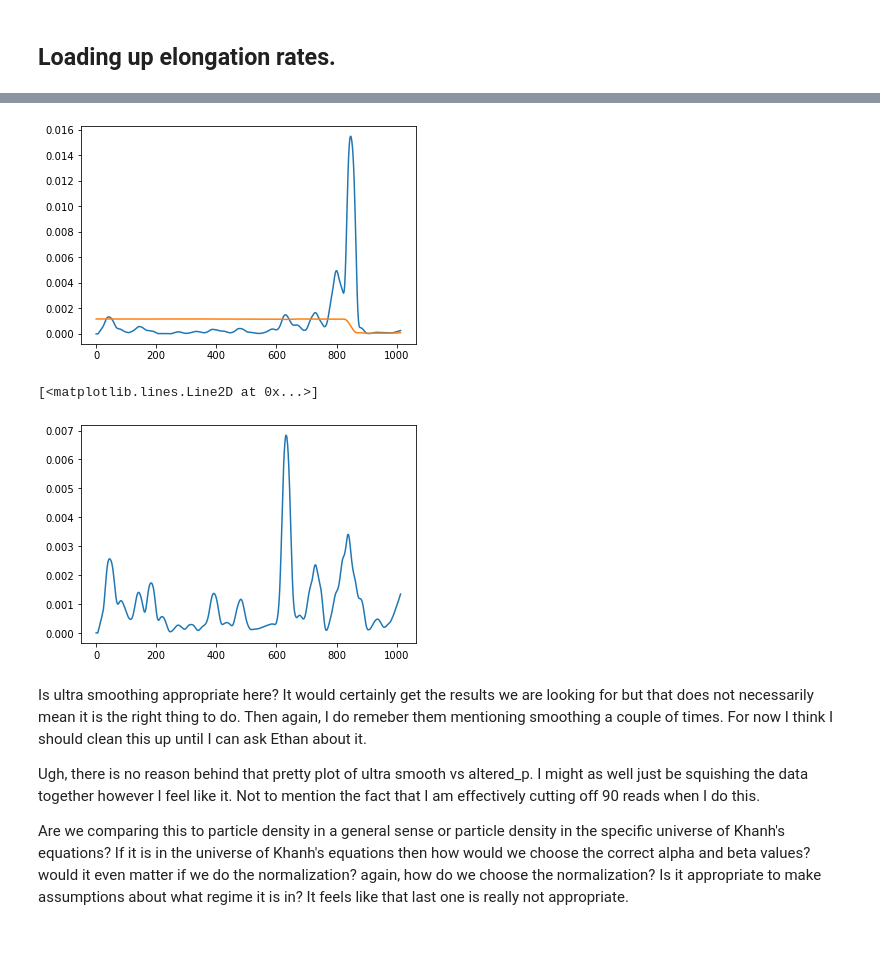
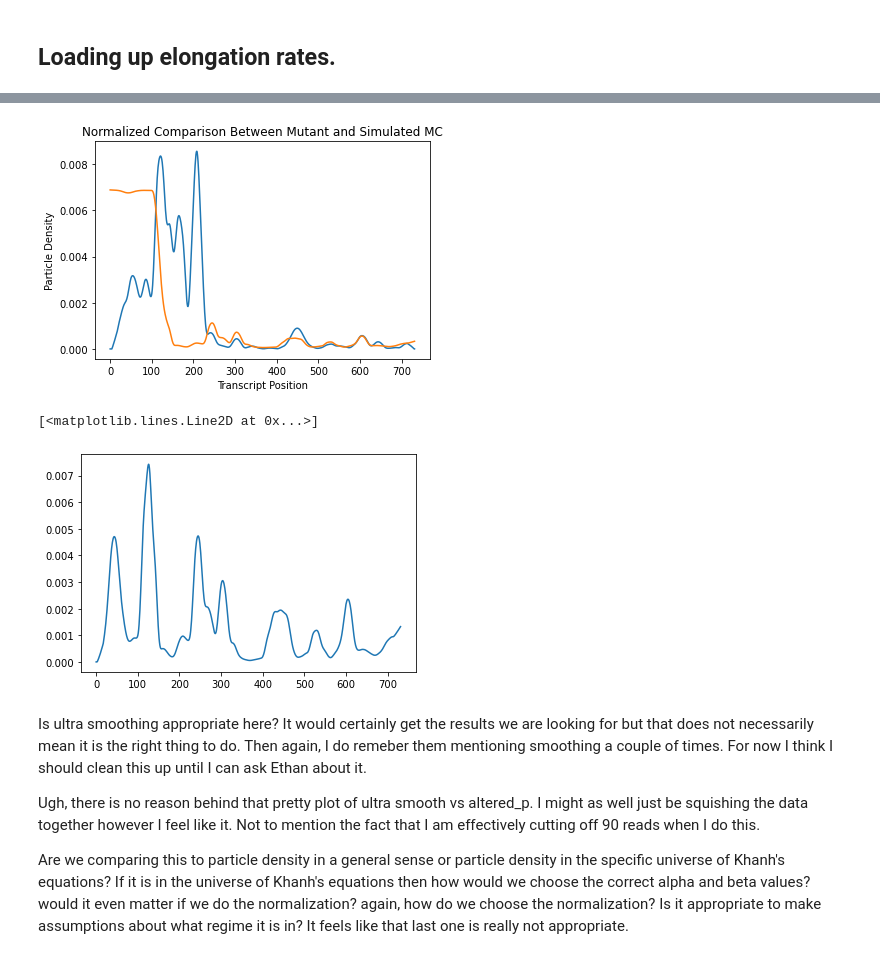
Before and after one commit to Raif-fl/Fall_2021_Work_journal, a Jupyter notebook: KL_divergence/tasep-kl.ipynb, the cells around one changed output, grey strips where cells are left out. Drawn from its saved outputs; the diff is of its cells as text; code cells hidden in the pictures.

```diff
--- a/KL_divergence/tasep-kl.ipynb
+++ b/KL_divergence/tasep-kl.ipynb
@@ -62,7 +62,7 @@ data_control = kat.load_count_positions("control_RPF_"+ samp_num +"_counts.csv",
 # %% [markdown]
 ## Loading up elongation rates.
 # %%
-my_gene = "mltG"
+my_gene = "cysQ"
 
 with open(elon_path + mutation + '_' + my_gene + '_' + samp_num +'.csv') as mutant:
     arr_m = np.loadtxt(mutant, delimiter=",")
@@ -156,12 +168,15 @@ for d, i in zip(sm_c, list(range(len(sm_c)))):
 # %%
 plt.plot(sm_m)
 plt.plot(sm_p)
+plt.ylabel("Particle Density")
+plt.xlabel("Transcript Position")
+plt.title("Normalized Comparison Between Mutant and Simulated MC")
 plt.show()
 plt.plot(sm_c)
 # %% [output]
-[figure, old version]
+[figure, new version]
 [<matplotlib.lines.Line2D at 0x...>]
-[figure, old version]
+[figure, new version]
 # %% [markdown]
 Is ultra smoothing appropriate here? It would certainly get the results we are looking for but that does not necessarily mean it is the right thing to do. Then again, I do remeber them mentioning smoothing a couple of times. For now I think I should clean this up until I can ask Ethan about it.
 
```
Also changed, not shown: parts of 4 cells of this notebook, 8 other files.
